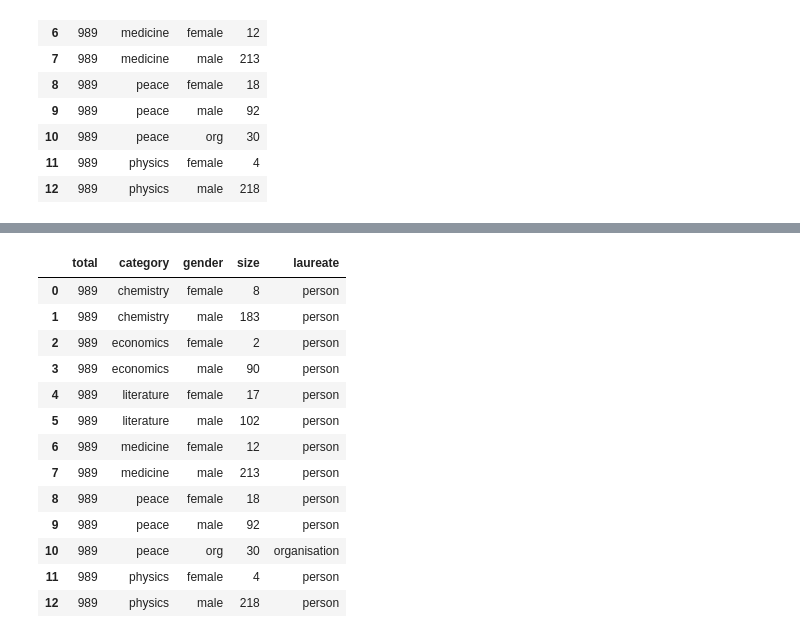
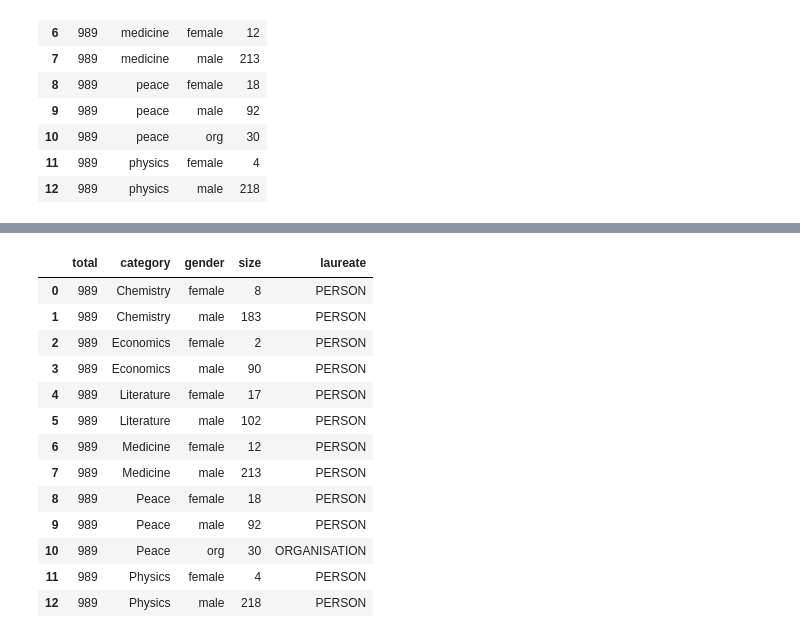
Before and after one commit to iryna-savchuk/DV_project, a Jupyter notebook: Making_Sunburst.ipynb, the cells around one changed output, grey strips where cells are left out. Drawn from its saved outputs; the diff is of its cells as text; code cells hidden in the pictures.

Commit message:
Sunburst changed

```diff
--- a/Making_Sunburst.ipynb
+++ b/Making_Sunburst.ipynb
@@ -13,8 +13,8 @@ df = pd.read_csv('data/merged.csv')
 # %% [markdown]
 Add a new column with 'count' with 1 to have the total of awards count
 # %%
-df['count'] = 1
-df['total'] = len(df['count'])
+#df['count'] = 1
+df['total'] = df.shape[0]
 df.head(2)
 # %% [output]
 |  | id | firstname | surname | born | died | bornCountry | bornCountryCode | bornCity | diedCountry | ... |
@@ -51,21 +51,22 @@ fig_test.show()
 # %% [output]
 [interactive output not drawn]
 # %%
-sunburst_df['laureate'] = sunburst_df['gender'].apply(lambda x: 'organisation' if x=='org' else 'person')
+sunburst_df['laureate'] = sunburst_df['gender'].apply(lambda x: 'ORGANISATION' if x=='org' else 'PERSON')
+sunburst_df['category'] = sunburst_df['category'].apply(lambda x: x.capitalize())
 sunburst_df
 # %% [output]
 |  | total | category | gender | size | laureate |
-| 0 | 989 | chemistry | female | 8 | person |
-| 1 | 989 | chemistry | male | 183 | person |
-| 2 | 989 | economics | female | 2 | person |
-| 3 | 989 | economics | male | 90 | person |
-| 4 | 989 | literature | female | 17 | person |
-| 5 | 989 | literature | male | 102 | person |
-| 6 | 989 | medicine | female | 12 | person |
-| 7 | 989 | medicine | male | 213 | person |
-| 8 | 989 | peace | female | 18 | person |
-| 9 | 989 | peace | male | 92 | person |
-| 10 | 989 | peace | org | 30 | organisation |
-| 11 | 989 | physics | female | 4 | person |
-| 12 | 989 | physics | male | 218 | person |
+| 0 | 989 | Chemistry | female | 8 | PERSON |
+| 1 | 989 | Chemistry | male | 183 | PERSON |
+| 2 | 989 | Economics | female | 2 | PERSON |
+| 3 | 989 | Economics | male | 90 | PERSON |
+| 4 | 989 | Literature | female | 17 | PERSON |
+| 5 | 989 | Literature | male | 102 | PERSON |
+| 6 | 989 | Medicine | female | 12 | PERSON |
+| 7 | 989 | Medicine | male | 213 | PERSON |
+| 8 | 989 | Peace | female | 18 | PERSON |
+| 9 | 989 | Peace | male | 92 | PERSON |
+| 10 | 989 | Peace | org | 30 | ORGANISATION |
+| 11 | 989 | Physics | female | 4 | PERSON |
+| 12 | 989 | Physics | male | 218 | PERSON |
 # %%
```
Also changed, not shown: parts of 2 cells of this notebook.
